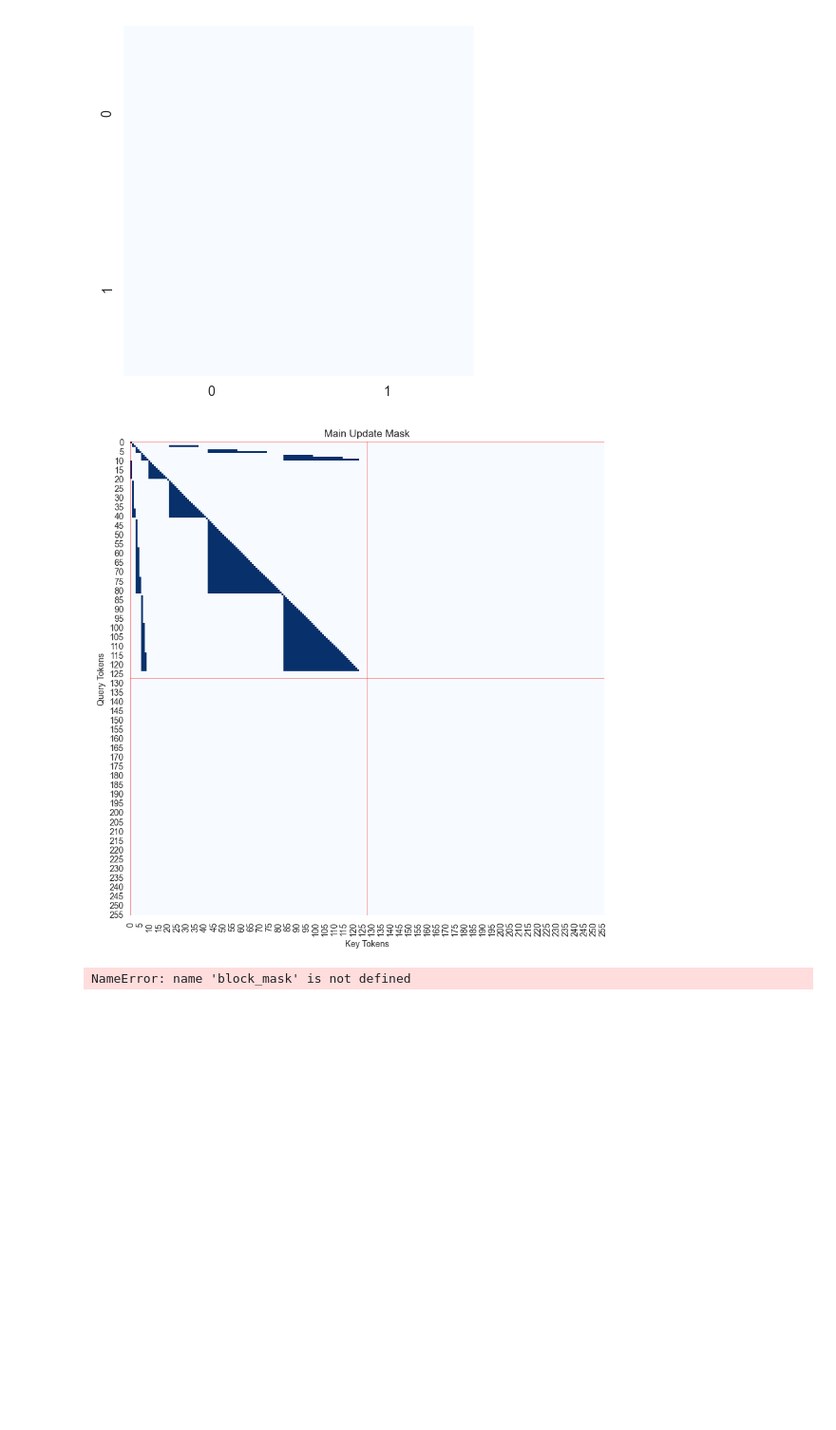
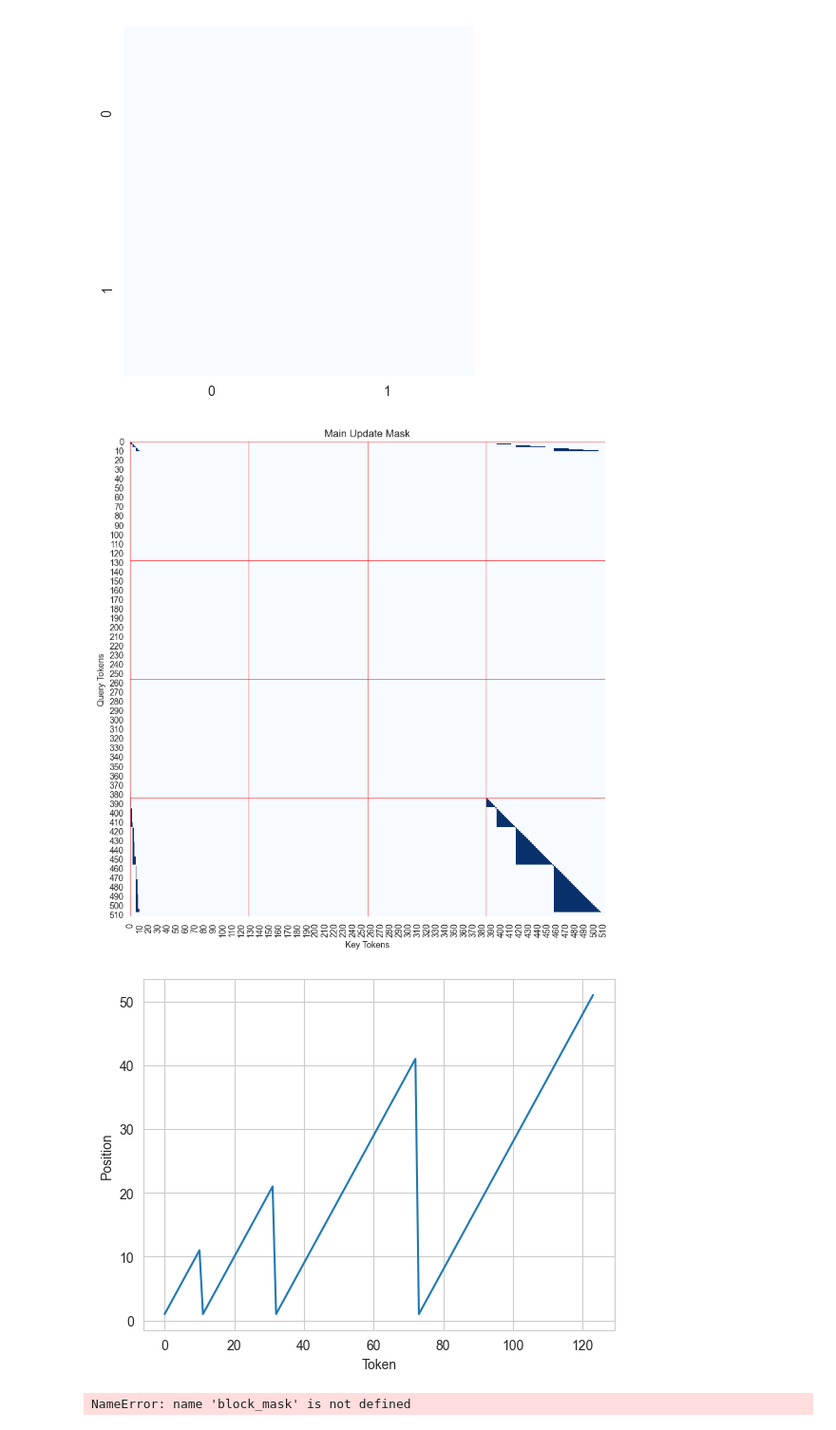
Before and after one commit to ViktorooReps/mem-llm, a Jupyter notebook: notebooks/visualize_attn_pattern.ipynb, the cells around one changed output. Shown at 95% size. Cells and saved outputs as stored; diff of their text form; code cells hidden in the pictures; blank space fills up the shorter version.

```diff
--- a/notebooks/visualize_attn_pattern.ipynb
+++ b/notebooks/visualize_attn_pattern.ipynb
@@ -359,22 +360,25 @@ sns.heatmap(
 <Axes: >
 [figure]
 # %%
-visualize_mask(block_mask, block_size=128, n_q=len(tokens), n_kv=len(tokens), figsize=(10, 10), title='Main Update Mask')
+visualize_mask(block_mask, block_size=128, n_q=len(tokens) + n_mem, n_kv=len(tokens) + n_mem, figsize=(10, 10), title='Main Update Mask')
 # %% [output]
-[figure, old version]
+[figure, new version]
 # %%
 block_mask, mem_block_mask, n_mem, full_positions = create_mem_block_masks(
     tokens,
     eos_token=eos_token,
     mem_freq=None,
     local_window=1024,
     global_window=1000000,
-    do_compile=False
+    do_compile=False,
+    pad_memory=True
 )
 
 sns.lineplot(full_positions)
 plt.xlabel('Token')
 plt.ylabel('Position');
+# %% [output]
+[figure, added]
 # %%
 n = min(len(tokens), 100)
 visualize_mask(block_mask, block_size=128, figsize=(10, 10), n_q=n, n_kv=n, title='Main Update Mask', limit=100)
```
Also changed, not shown: parts of 3 cells of this notebook, 1 other file.
